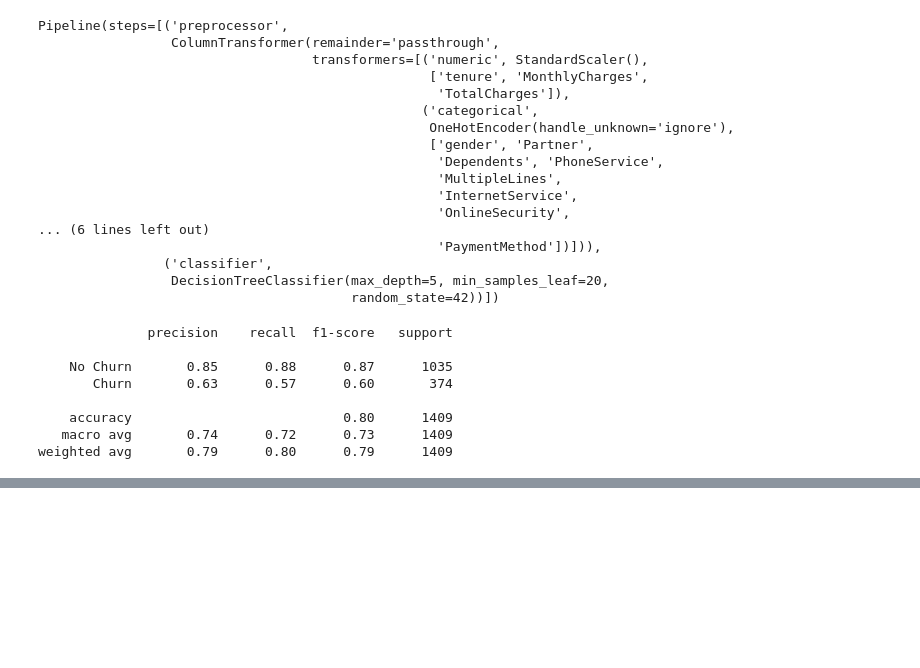
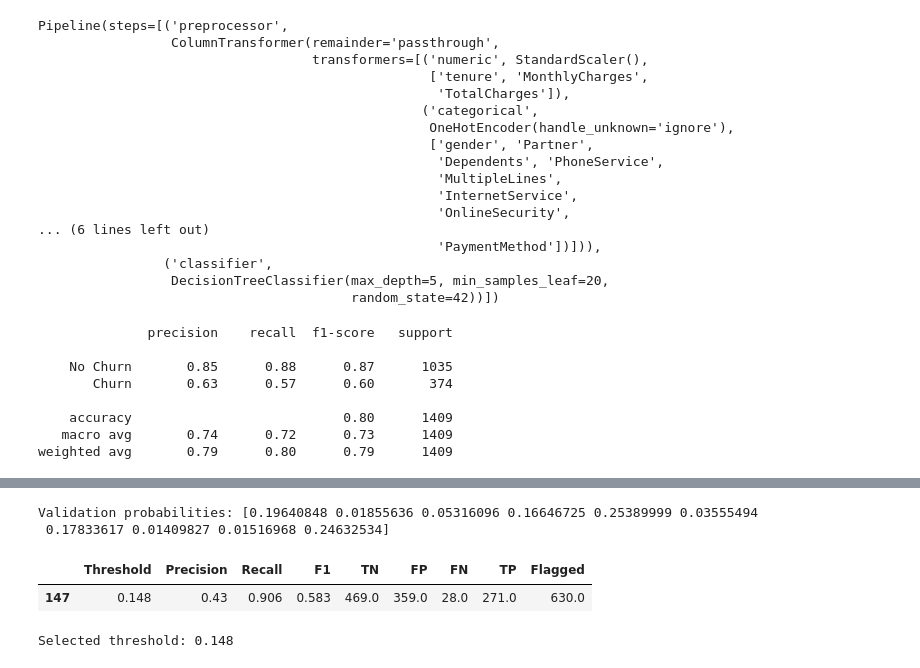
Before and after one commit to dekatii/telco-customer-churn-ml, a Jupyter notebook: notebooks/01_data_exploration.ipynb, the cells around one changed output, grey strips where cells are left out. Saved outputs shown, nothing was run; the diff lists cells and outputs as text; code cells hidden in the pictures; blank space fills up the shorter version.

```diff
--- a/notebooks/01_data_exploration.ipynb
+++ b/notebooks/01_data_exploration.ipynb
@@ -635,0 +820,74 @@ weighted avg       0.79      0.80      0.79      1409
+# %%
+
+from sklearn.base import clone
+
+lr_val_pipeline = clone(model_pipeline)
+
+lr_val_pipeline.fit(X_train_sub, y_train_sub)
+
+val_proba = lr_val_pipeline.predict_proba(X_val)[:, 1]
+
+print("Validation probabilities:", val_proba[:10])
+# %% [output]
+Validation probabilities: [0.19640848 0.01855636 0.05316096 0.16646725 0.25389999 0.03555494
+ 0.17833617 0.01409827 0.01516968 0.24632534]
+# %%
+
+import pandas as pd
+
+from sklearn.metrics import (
+    precision_score,
+    recall_score,
+    f1_score,
+    confusion_matrix
+)
+
+thresholds = [i / 1000 for i in range(1, 1000)]
+results = []
+
+for threshold in thresholds:
+    val_pred = (val_proba >= threshold).astype(int)
+
+    tn, fp, fn, tp = confusion_matrix(
+        y_val,
+        val_pred,
+        labels=[0, 1]
+    ).ravel()
+
+    results.append({
+        "Threshold": threshold,
+        "Precision": precision_score(
+            y_val, val_pred, zero_division=0
+        ),
+        "Recall": recall_score(y_val, val_pred),
+        "F1": f1_score(y_val, val_pred, zero_division=0),
+        "TN": tn,
+        "FP": fp,
+        "FN": fn,
+        "TP": tp,
+        "Flagged": int((val_pred == 1).sum())
+    })
+
+threshold_results = pd.DataFrame(results)
+
+eligible = threshold_results[
+    threshold_results["Recall"] >= 0.90
+]
+
+if eligible.empty:
+    print("No threshold achieved Recall >= 90%.")
+else:
+    best_threshold_row = eligible.sort_values(
+        ["Precision", "Threshold"],
+        ascending=[False, False]
+    ).iloc[0]
+
+    display(best_threshold_row.to_frame().T.round(3))
+# %% [output]
+|  | Threshold | Precision | Recall | F1 | TN | FP | FN | TP | Flagged |
+| 147 | 0.148 | 0.43 | 0.906 | 0.583 | 469.0 | 359.0 | 28.0 | 271.0 | 630.0 |
+# %%
+best_threshold = best_threshold_row["Threshold"]
+print(f"Selected threshold: {best_threshold:.3f}")
+# %% [output]
+Selected threshold: 0.148
```
Also changed, not shown: parts of 8 cells of this notebook.
